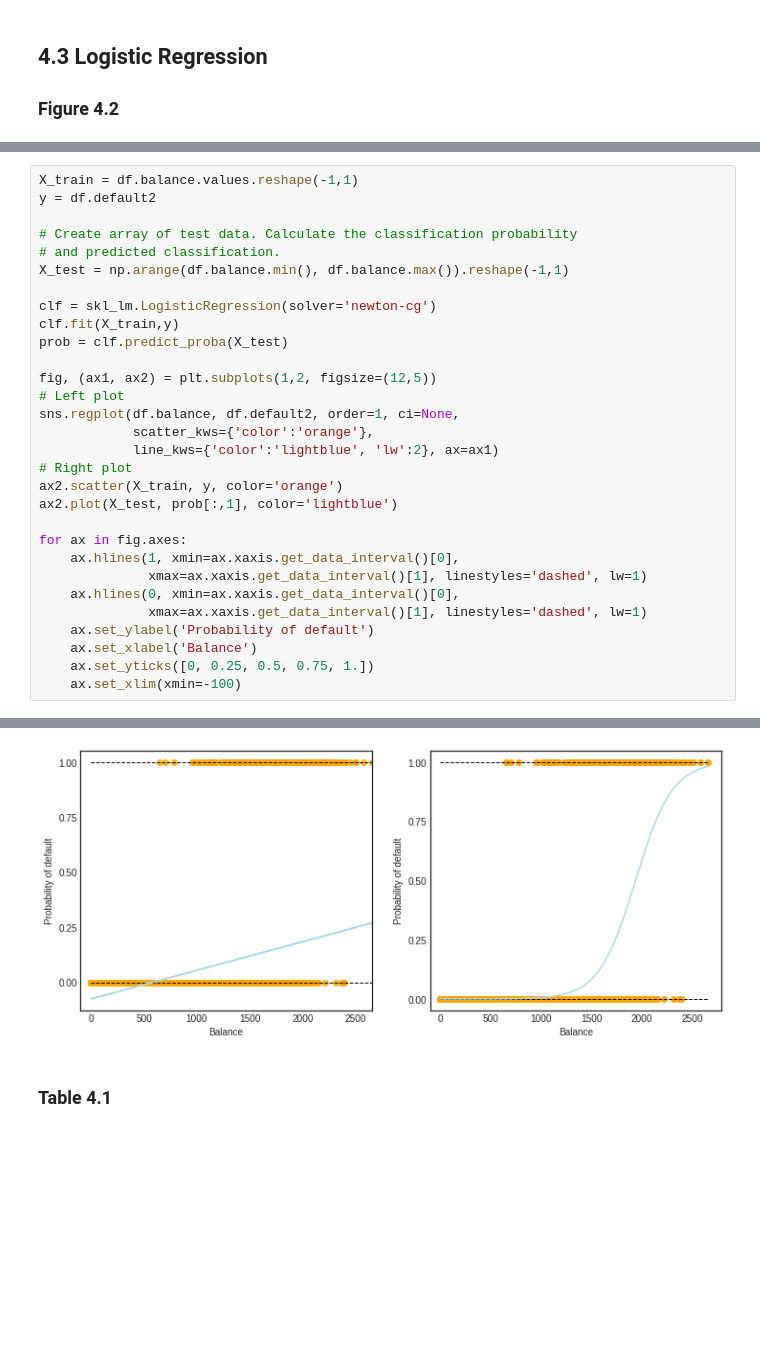
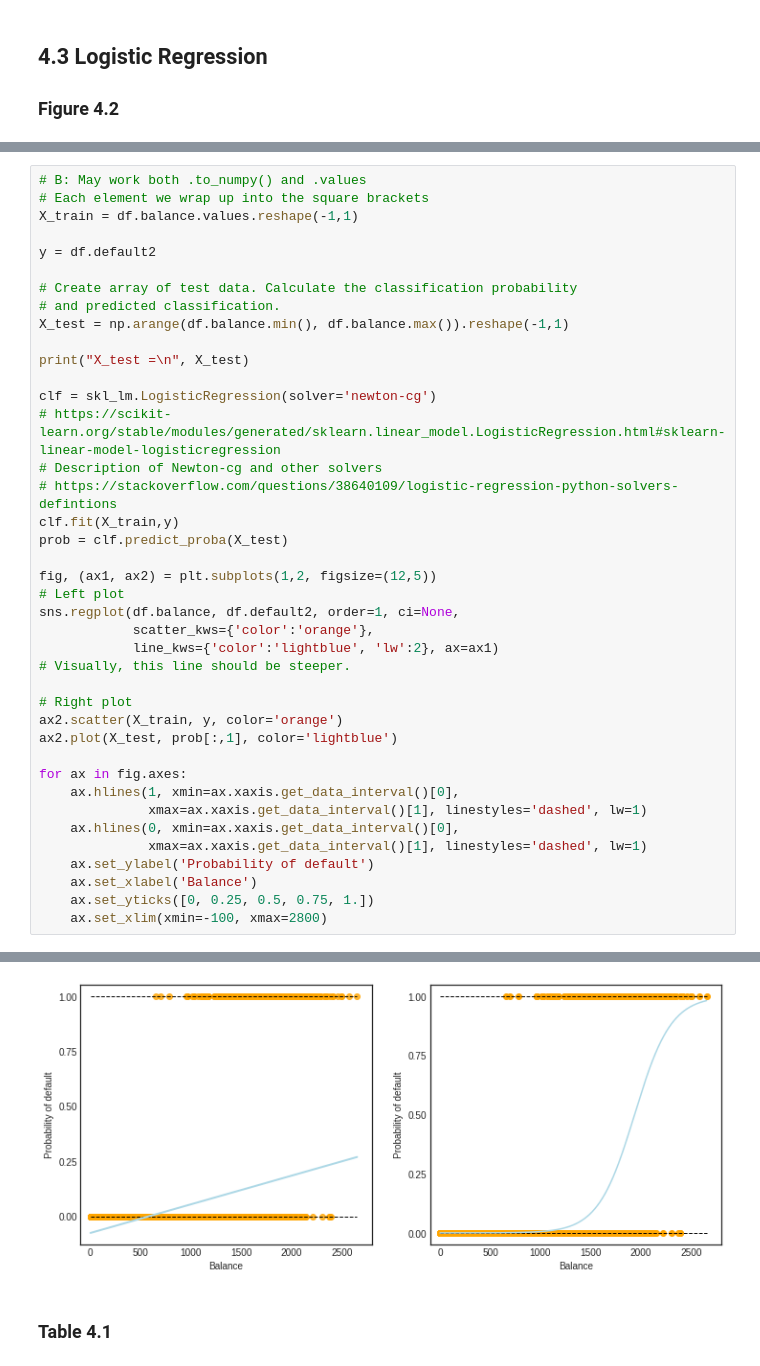
Before and after one commit to borisgarbuzov/schulich_data_science_1, a Jupyter notebook: Chapter 4/Python/Chapter_4.ipynb, the cells around one changed output, grey strips where cells are left out. Saved outputs shown, nothing was run; the diff lists cells and outputs as text; blank space fills up the shorter version.

```diff
--- a/Chapter 4/Python/Chapter_4.ipynb
+++ b/Chapter 4/Python/Chapter_4.ipynb
@@ -83,12 +174,20 @@ gs.tight_layout(plt.gcf())
 # %%
+# B: May work both .to_numpy() and .values
+# Each element we wrap up into the square brackets
 X_train = df.balance.values.reshape(-1,1)
+
 y = df.default2
 
 # Create array of test data. Calculate the classification probability
 # and predicted classification.
 X_test = np.arange(df.balance.min(), df.balance.max()).reshape(-1,1)
 
+print("X_test =\n", X_test)
+
 clf = skl_lm.LogisticRegression(solver='newton-cg')
+# https://scikit-learn.org/stable/modules/generated/sklearn.linear_model.LogisticRegression.html#sklearn-linear-model-logisticregression
+# Description of Newton-cg and other solvers
+# https://stackoverflow.com/questions/38640109/logistic-regression-python-solvers-defintions
 clf.fit(X_train,y)
 prob = clf.predict_proba(X_test)
 
@@ -97,6 +196,8 @@ fig, (ax1, ax2) = plt.subplots(1,2, figsize=(12,5))
 sns.regplot(df.balance, df.default2, order=1, ci=None,
             scatter_kws={'color':'orange'},
             line_kws={'color':'lightblue', 'lw':2}, ax=ax1)
+# Visually, this line should be steeper.
+
 # Right plot
 ax2.scatter(X_train, y, color='orange')
 ax2.plot(X_test, prob[:,1], color='lightblue')
@@ -109,5 +210,5 @@ for ax in fig.axes:
     ax.set_ylabel('Probability of default')
     ax.set_xlabel('Balance')
     ax.set_yticks([0, 0.25, 0.5, 0.75, 1.])
-    ax.set_xlim(xmin=-100)
+    ax.set_xlim(xmin=-100, xmax=2800)
 # %% [output]
@@ -114,4 +223,4 @@ for ax in fig.axes:
-[figure, old version]
+[figure, new version]
 # %% [markdown]
 ### Table 4.1
 # %%
```
Also changed, not shown: parts of 29 cells of this notebook, 8 other files.
